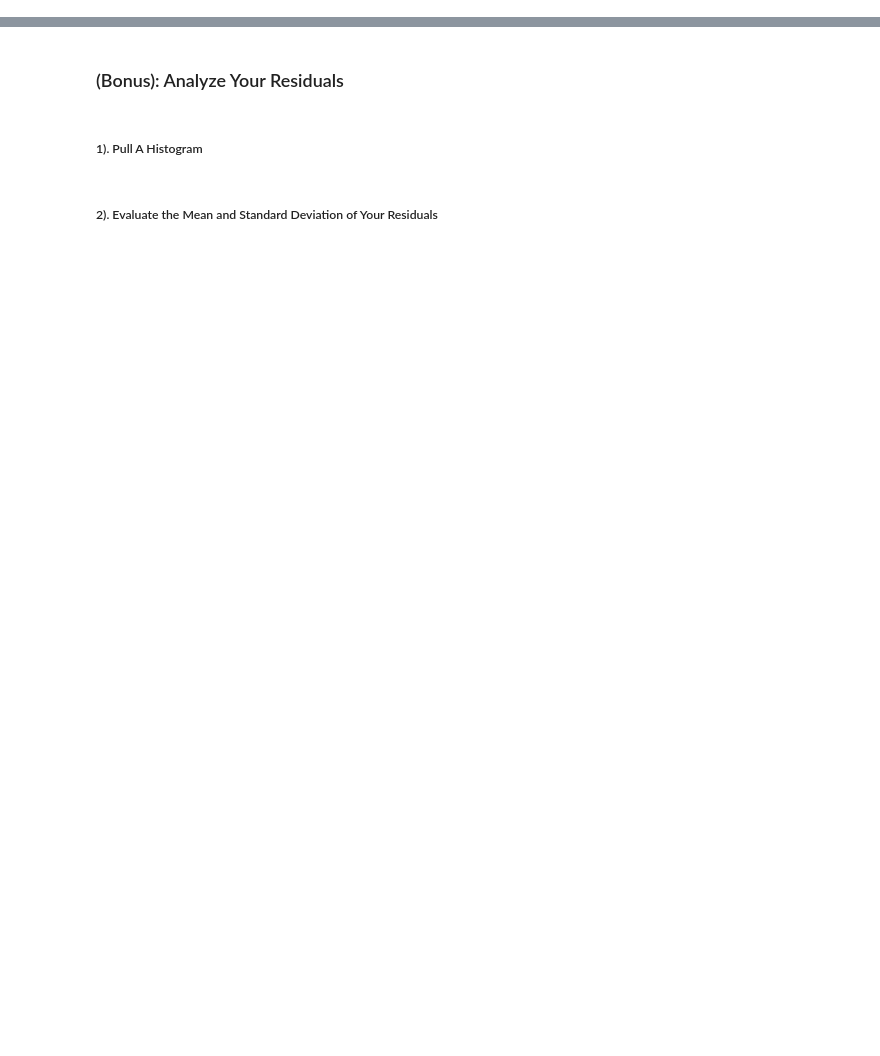
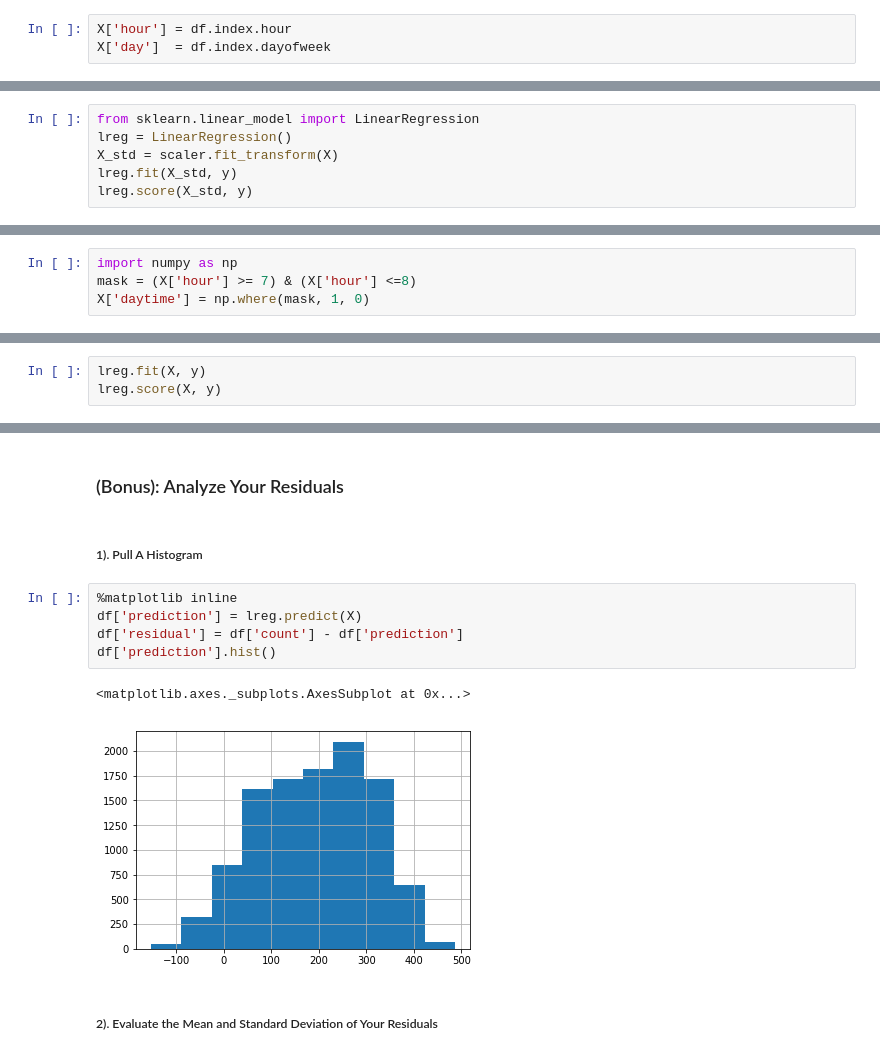
Before and after one commit to alphalex/DAT-06-24, a Jupyter notebook: class material/Unit 3/Lesson 12/lab/Feature Engineering.ipynb, the cells around one changed output, grey strips where cells are left out. Cells and saved outputs as stored; diff of their text form; blank space fills up the shorter version.

```diff
--- a/class material/Unit 3/Lesson 12/lab/Feature Engineering.ipynb
+++ b/class material/Unit 3/Lesson 12/lab/Feature Engineering.ipynb
@@ -10,5 +30,14 @@
 You can find all of the necessary ones here:  https://pandas.pydata.org/pandas-docs/version/0.24/reference/series.html#time-series-related
 
 Or if you're using an index:  https://pandas.pydata.org/pandas-docs/version/0.23.4/generated/pandas.DatetimeIndex.html
+# %%
+X['hour'] = df.index.hour
+X['day']  = df.index.dayofweek
 # %% [markdown]
 ### Step 4: Re-Run Your Model With the New Info, and Grab the Metric of Your Choice:  R_squared, MAE, or MSE
+# %%
+from sklearn.linear_model import LinearRegression
+lreg = LinearRegression()
+X_std = scaler.fit_transform(X)
+lreg.fit(X_std, y)
+lreg.score(X_std, y)
@@ -15,4 +46,11 @@ Or if you're using an index:  https://pandas.pydata.org/pandas-docs/version/0.23
 # %% [markdown]
 ### (Bonus):  Create A New Column Called 'Daytime' That Returns 0 or 1 Depending on If It's Between 7 A.M. or 8 P.M. When The Ride Happens
+# %%
+import numpy as np
+mask = (X['hour'] >= 7) & (X['hour'] <=8)
+X['daytime'] = np.where(mask, 1, 0)
 # %% [markdown]
 ### Check To See If Your Model Improved
+# %%
+lreg.fit(X, y)
+lreg.score(X, y)
@@ -20,5 +60,13 @@ Or if you're using an index:  https://pandas.pydata.org/pandas-docs/version/0.23
 ### (Bonus):  Analyze Your Residuals
 # %% [markdown]
 ##### 1).  Pull A Histogram
+# %%
+%matplotlib inline
+df['prediction'] = lreg.predict(X)
+df['residual'] = df['count'] - df['prediction']
+df['prediction'].hist()
+# %% [output]
+<matplotlib.axes._subplots.AxesSubplot at 0x...>
+[figure, added]
 # %% [markdown]
 ##### 2). Evaluate the Mean and Standard Deviation of Your Residuals
```
Also changed, not shown: parts of 8 cells of this notebook, 1 other file.
